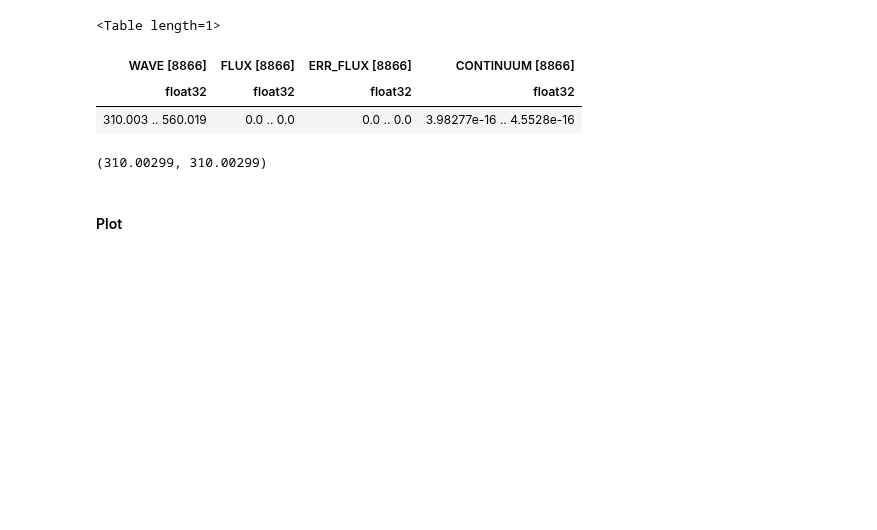
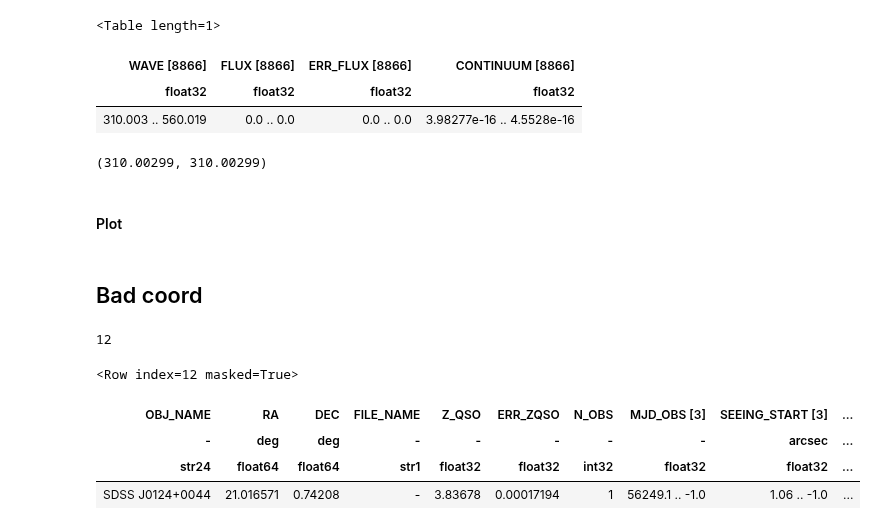
Before and after one commit to specdb/igmspec, a Jupyter notebook: docs/datasets/XQ-100.ipynb, the cells around one changed output. Cells and saved outputs as stored; diff of their text form; code cells hidden in the pictures; blank space fills up the shorter version.

```diff
--- a/docs/datasets/XQ-100.ipynb
+++ b/docs/datasets/XQ-100.ipynb
@@ -217,3 +217,18 @@ uvb_spec['WAVE'][0][0], all_spec['WAVE'][0][0]
 # %%
 # Not done
 # Just realized that the CONTINUUM is in the individual files!
+# %% [markdown]
+## Bad coord
+# %%
+imt = np.argmin(np.abs(meta['RA']-21.0166))
+imt
+# %% [output]
+12
+# %%
+meta[imt]
+# %% [output]
+<Row index=12 masked=True>
+| OBJ_NAME | RA | DEC | FILE_NAME | Z_QSO | ERR_ZQSO | N_OBS | MJD_OBS [3] | SEEING_START [3] | ... |
+| - | deg | deg | - | - | - | - | - | arcsec | ... |
+| str24 | float64 | float64 | str1 | float32 | float32 | int32 | float32 | float32 | ... |
+| SDSS J0124+0044 | 21.016571 | 0.74208 | - | 3.83678 | 0.00017194 | 1 | 56249.1 .. -1.0 | 1.06 .. -1.0 | ... |
```
Also changed, not shown: parts of 1 cell of this notebook, 3 other files.
